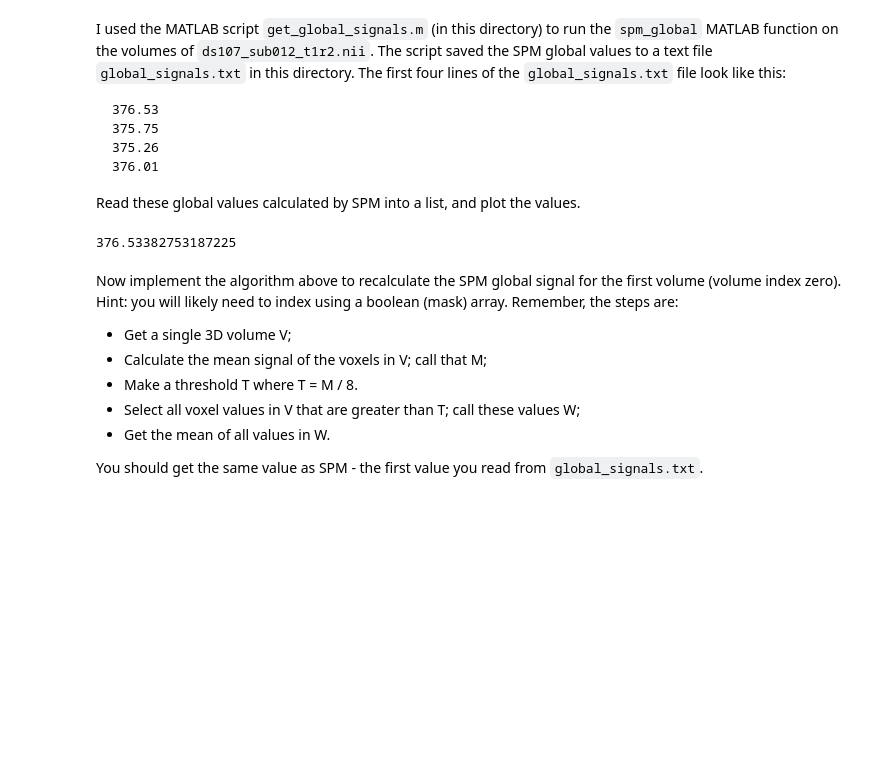
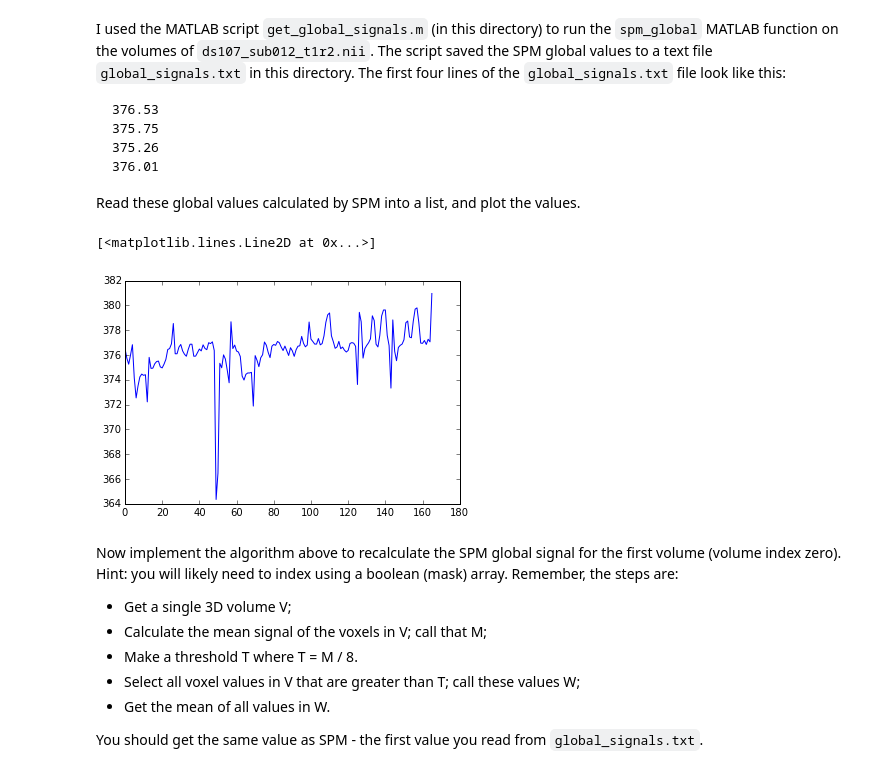
Before and after one commit to practical-neuroimaging/pna2015, a Jupyter notebook: day3/four_dimensions_solutions.ipynb, the cells around one changed output. Cells and saved outputs as stored; diff of their text form; code cells hidden in the pictures; blank space fills up the shorter version.

```diff
--- a/day3/four_dimensions_solutions.ipynb
+++ b/day3/four_dimensions_solutions.ipynb
@@ -76,8 +76,11 @@ I used the MATLAB script `get_global_signals.m` (in this directory) to run the `
 Read these global values calculated by SPM into a list, and plot the values.
 # %%
 # Read global signal values calculated by SPM, and plot
+global_signals = np.loadtxt('global_signals.txt')
+plt.plot(global_signals)
 # %% [output]
-376.53382753187225
+[<matplotlib.lines.Line2D at 0x...>]
+[figure, added]
 # %% [markdown]
 Now implement the algorithm above to recalculate the SPM global signal for the first volume (volume index zero).  Hint: you will likely need to index using a boolean (mask) array.  Remember, the steps are:
 
```
